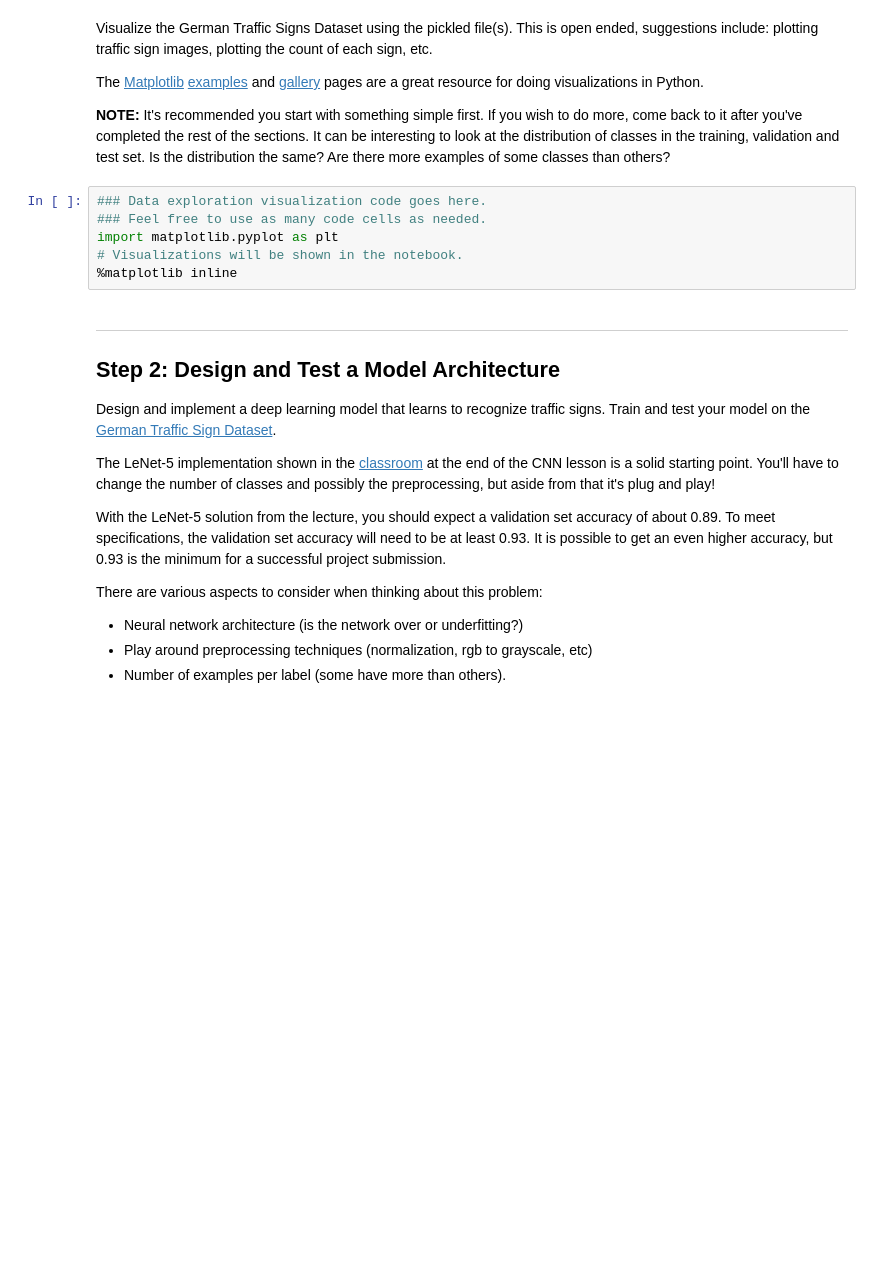
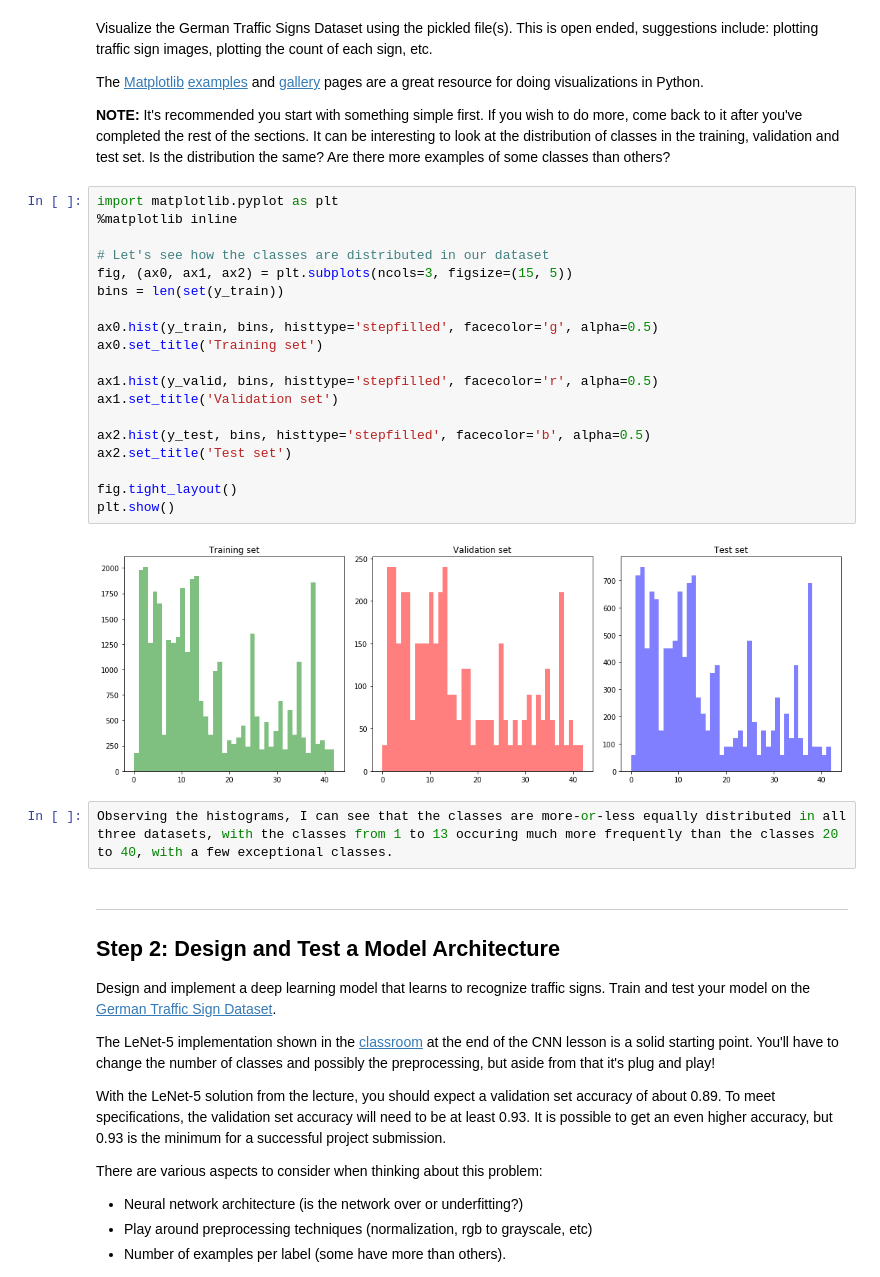
Before and after one commit to caje731/CarND-Traffic-Sign-Classifier-Project, a Jupyter notebook: Traffic_Sign_Classifier.ipynb, the cells around one changed output. Drawn from its saved outputs; the diff is of its cells as text; blank space fills up the shorter version.

Commit message:
Add a histogram-based visualization of the dataset

```diff
--- a/Traffic_Sign_Classifier.ipynb
+++ b/Traffic_Sign_Classifier.ipynb
@@ -113,12 +104,29 @@ Visualize the German Traffic Signs Dataset using the pickled file(s). This is op
 The [Matplotlib](http://matplotlib.org/) [examples](http://matplotlib.org/examples/index.html) and [gallery](http://matplotlib.org/gallery.html) pages are a great resource for doing visualizations in Python.
 
 **NOTE:** It's recommended you start with something simple first. If you wish to do more, come back to it after you've completed the rest of the sections. It can be interesting to look at the distribution of classes in the training, validation and test set. Is the distribution the same? Are there more examples of some classes than others?
-# %%
-### Data exploration visualization code goes here.
-### Feel free to use as many code cells as needed.
-import matplotlib.pyplot as plt
-# Visualizations will be shown in the notebook.
-%matplotlib inline
+# %%
+import matplotlib.pyplot as plt
+%matplotlib inline
+
+# Let's see how the classes are distributed in our dataset
+fig, (ax0, ax1, ax2) = plt.subplots(ncols=3, figsize=(15, 5))
+bins = len(set(y_train))
+
+ax0.hist(y_train, bins, histtype='stepfilled', facecolor='g', alpha=0.5)
+ax0.set_title('Training set')
+
+ax1.hist(y_valid, bins, histtype='stepfilled', facecolor='r', alpha=0.5)
+ax1.set_title('Validation set')
+
+ax2.hist(y_test, bins, histtype='stepfilled', facecolor='b', alpha=0.5)
+ax2.set_title('Test set')
+
+fig.tight_layout()
+plt.show()
+# %% [output]
+[figure, added]
+# %%
+Observing the histograms, I can see that the classes are more-or-less equally distributed in all three datasets, with the classes from 1 to 13 occuring much more frequently than the classes 20 to 40, with a few exceptional classes.
 # %% [markdown]
 ----
 
```
Also changed, not shown: parts of 2 cells of this notebook.
